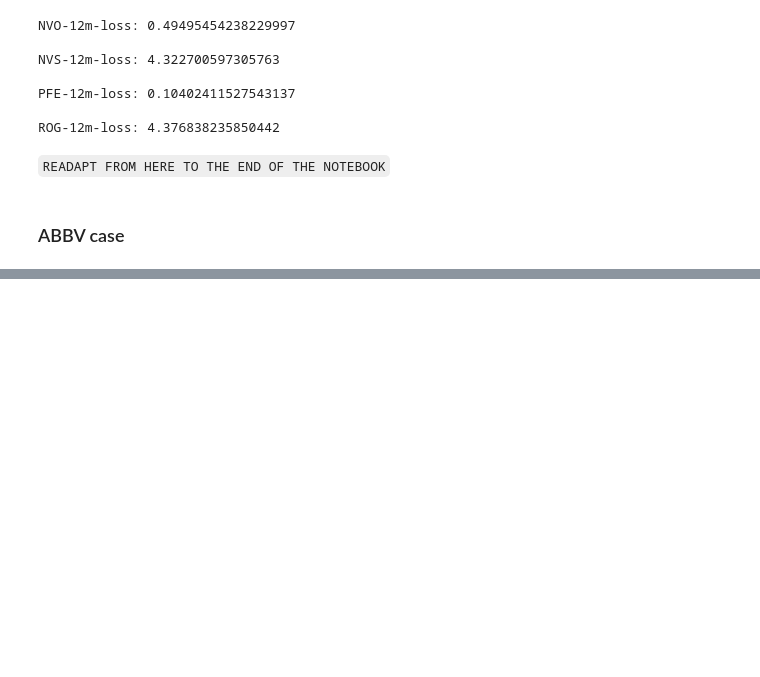
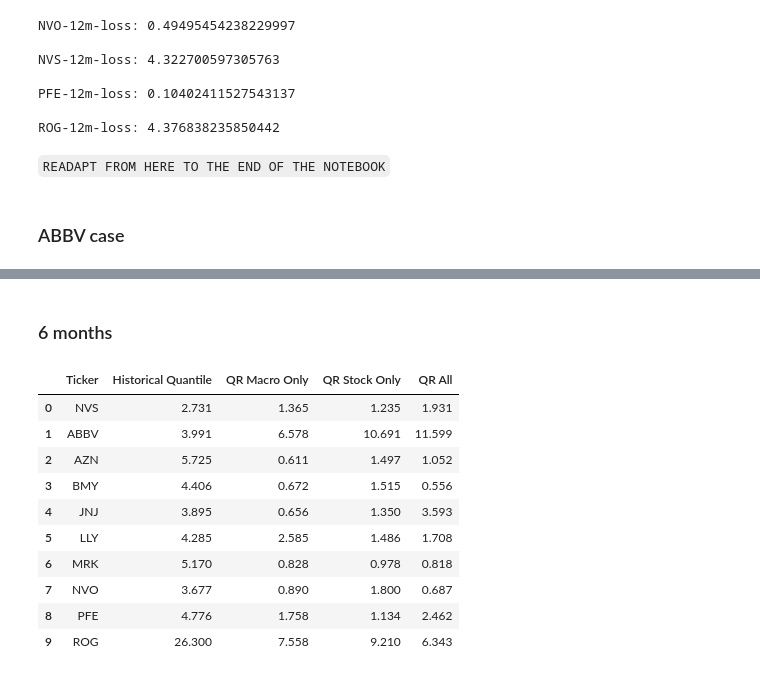
Before and after one commit to TobiPfeiffersGitHub/BSExNovartis_Thesis, a Jupyter notebook: ModelEvaluation/QR_rolling.ipynb, the cells around one changed output, grey strips where cells are left out. Drawn from its saved outputs; the diff is of its cells as text; code cells hidden in the pictures; blank space fills up the shorter version.

```diff
--- a/ModelEvaluation/QR_rolling.ipynb
+++ b/ModelEvaluation/QR_rolling.ipynb
@@ -959,0 +1017,26 @@ df_12M['diff'].sum()
+# %% [markdown]
+### 6 months
+# %%
+data_6m = {
+    'Ticker': ['NVS', 'ABBV', 'AZN', 'BMY', 'JNJ', 'LLY', 'MRK', 'NVO', 'PFE', 'ROG'],
+    'Historical Quantile': [2.731, 3.991, 5.725, 4.406, 3.895, 4.285, 5.170, 3.677, 4.776, 26.300],
+    'QR Macro Only': [1.365, 6.578, 0.611, 0.672, 0.656, 2.585, 0.828, 0.890, 1.758, 7.558],
+    'QR Stock Only': [1.235, 10.691, 1.497, 1.515, 1.350, 1.486, 0.978, 1.800, 1.134, 9.210],
+    'QR All': [1.931, 11.599, 1.052, 0.556, 3.593, 1.708, 0.818, 0.687, 2.462, 6.343]
+}
+
+df_6M = pd.DataFrame(data_6m)
+
+df_6M
+# %% [output]
+|  | Ticker | Historical Quantile | QR Macro Only | QR Stock Only | QR All |
+| 0 | NVS | 2.731 | 1.365 | 1.235 | 1.931 |
+| 1 | ABBV | 3.991 | 6.578 | 10.691 | 11.599 |
+| 2 | AZN | 5.725 | 0.611 | 1.497 | 1.052 |
+| 3 | BMY | 4.406 | 0.672 | 1.515 | 0.556 |
+| 4 | JNJ | 3.895 | 0.656 | 1.350 | 3.593 |
+| 5 | LLY | 4.285 | 2.585 | 1.486 | 1.708 |
+| 6 | MRK | 5.170 | 0.828 | 0.978 | 0.818 |
+| 7 | NVO | 3.677 | 0.890 | 1.800 | 0.687 |
+| 8 | PFE | 4.776 | 1.758 | 1.134 | 2.462 |
+| 9 | ROG | 26.300 | 7.558 | 9.210 | 6.343 |
```
Also changed, not shown: parts of 57 cells of this notebook.
